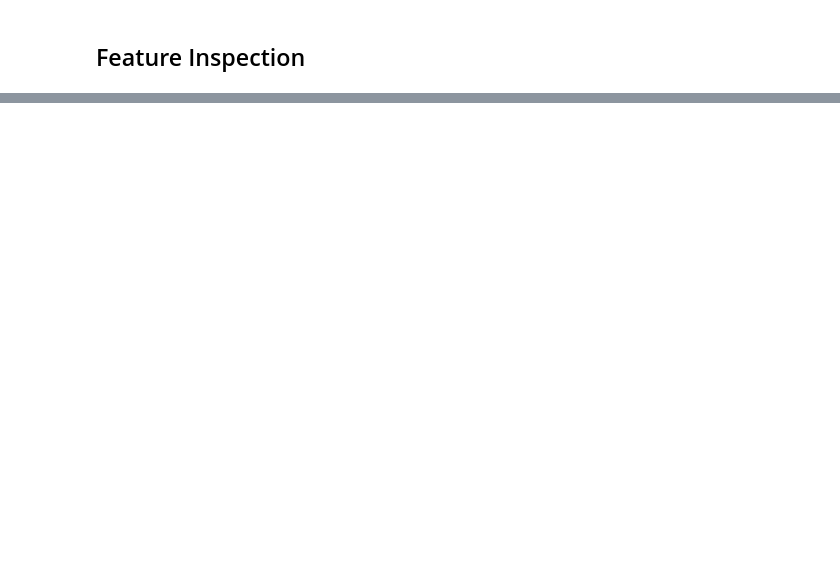
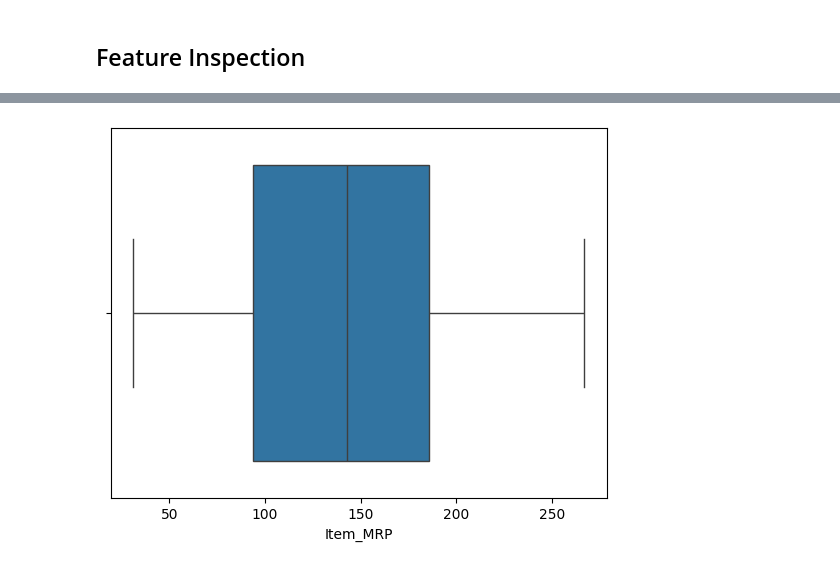
Before and after one commit to lkivumbi/Prediction-of-product-sales, a Jupyter notebook: Prediction_of_product_sales.ipynb, the cells around one changed output, grey strips where cells are left out. Saved outputs shown, nothing was run; the diff lists cells and outputs as text; code cells hidden in the pictures; blank space fills up the shorter version.

```diff
--- a/Prediction_of_product_sales.ipynb
+++ b/Prediction_of_product_sales.ipynb
@@ -260,0 +292,5 @@ df.head()
+# %%
+#boxplot of Item mrp
+ax = sns.boxplot(data=df, x='Item_MRP')
+# %% [output]
+[figure, added]
```
Also changed, not shown: parts of 33 cells of this notebook.
